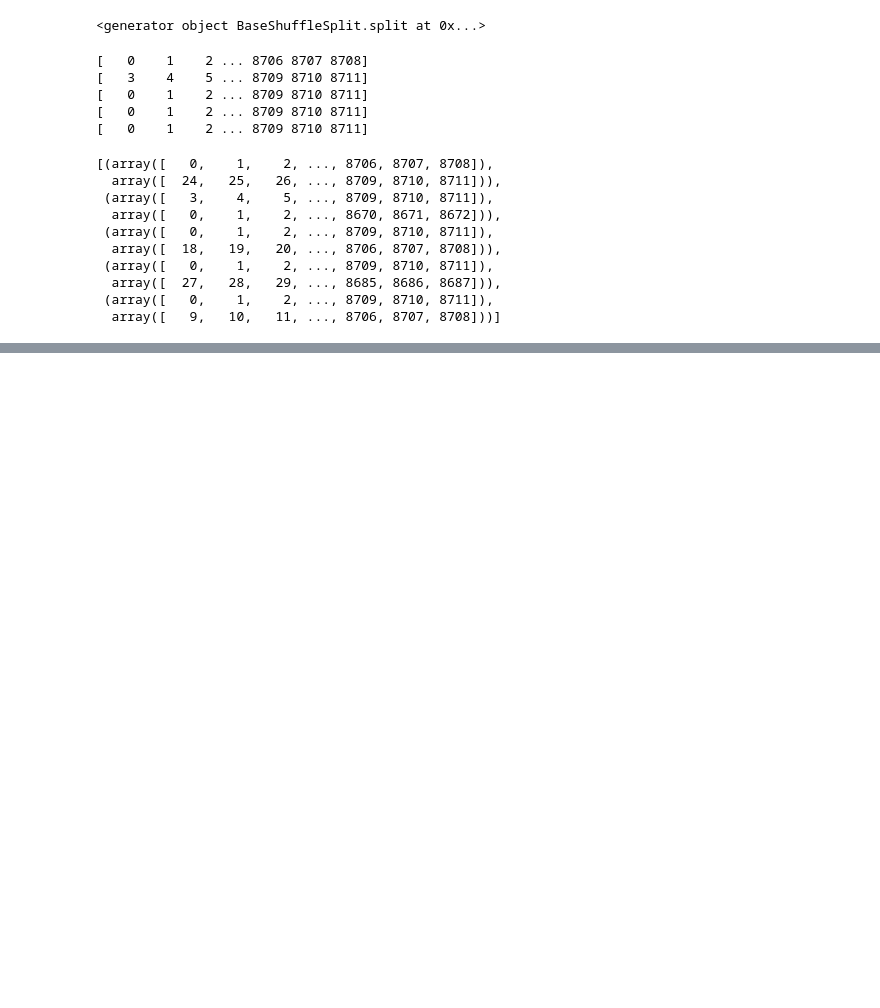
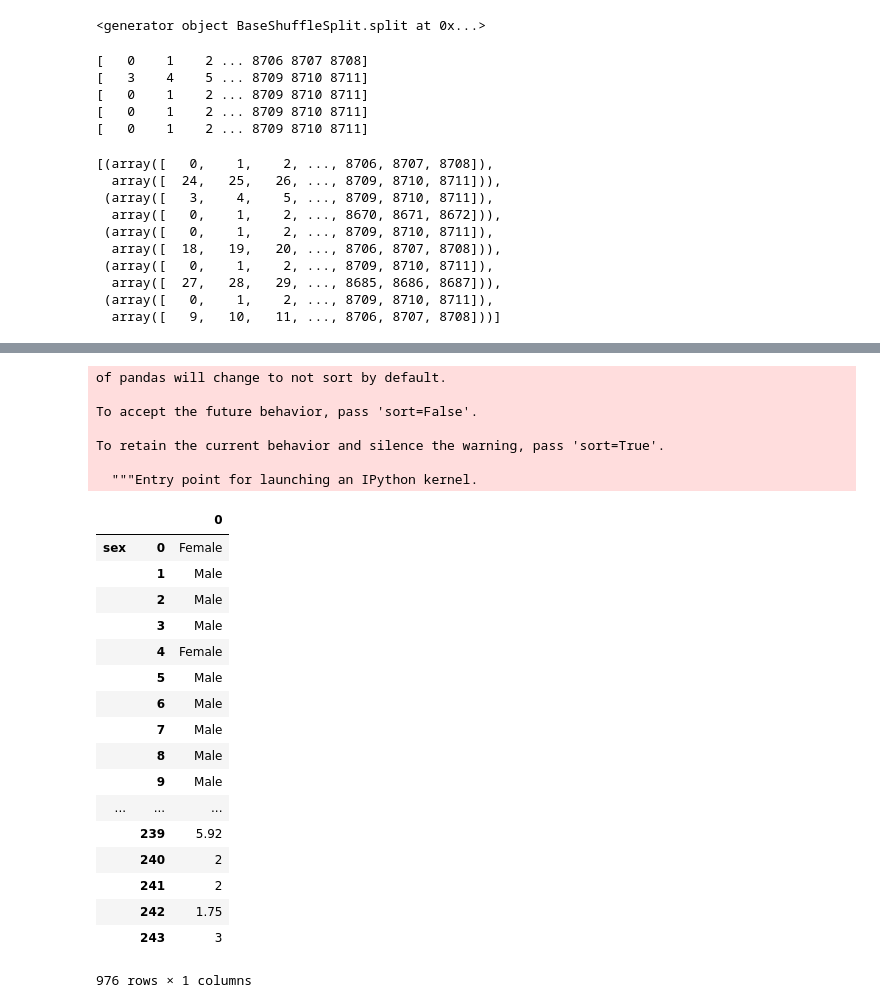
Before and after one commit to guchio3/kaggle-vsb, a Jupyter notebook: notebooks/e001_EDA.ipynb, the cells around one changed output, grey strips where cells are left out. Drawn from its saved outputs; the diff is of its cells as text; code cells hidden in the pictures; blank space fills up the shorter version.

```diff
--- a/notebooks/e001_EDA.ipynb
+++ b/notebooks/e001_EDA.ipynb
@@ -142,0 +152,28 @@ spinner.start()
+# %%
+pd.DataFrame(pd.DataFrame(pd.concat([tips[['tip', 'sex']], tips[['sex', 'tip']]])).unstack())
+# %% [output]
+of pandas will change to not sort by default.
+
+To accept the future behavior, pass 'sort=False'.
+
+To retain the current behavior and silence the warning, pass 'sort=True'.
+
+  """Entry point for launching an IPython kernel.
+|  |  | 0 |
+| sex | 0 | Female |
+|  | 1 | Male |
+|  | 2 | Male |
+|  | 3 | Male |
+|  | 4 | Female |
+|  | 5 | Male |
+|  | 6 | Male |
+|  | 7 | Male |
+|  | 8 | Male |
+|  | 9 | Male |
+| ... | ... | ... |
+|  | 239 | 5.92 |
+|  | 240 | 2 |
+|  | 241 | 2 |
+|  | 242 | 1.75 |
+|  | 243 | 3 |
+976 rows × 1 columns
```
Also changed, not shown: parts of 4 cells of this notebook, 7 other files.
